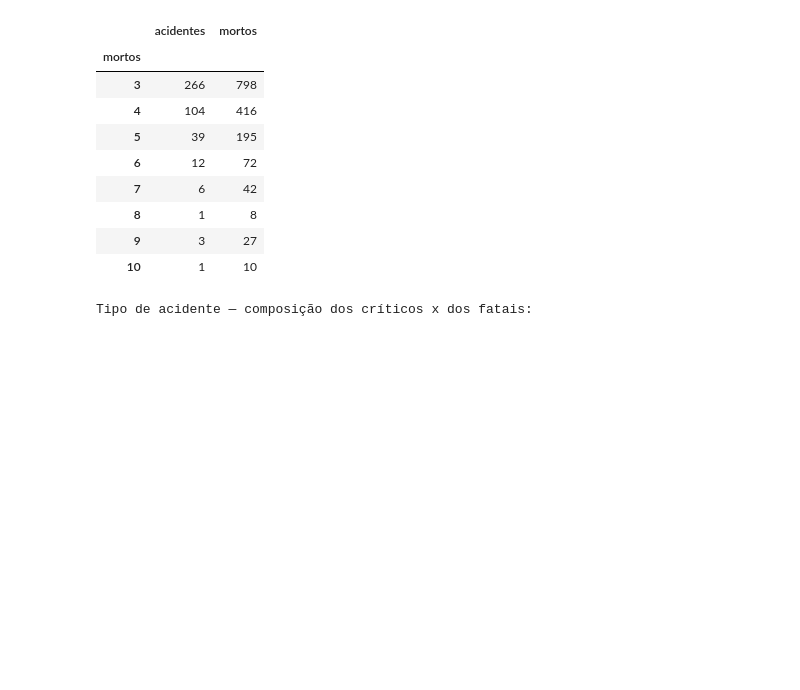
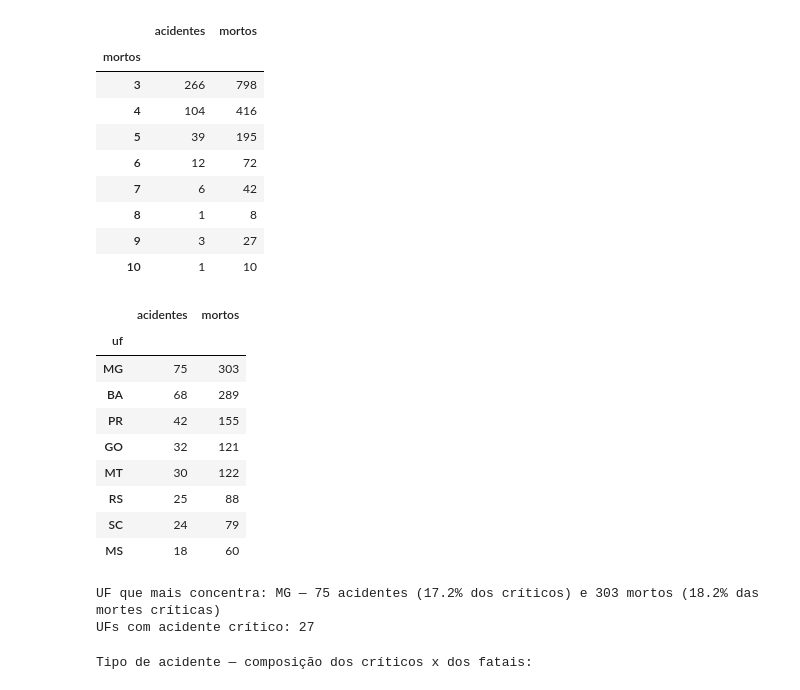
Before and after one commit to Matheus-Trajano/PRF-pandas-e-Plotly---2023-2025, a Jupyter notebook: notebooks/08_parte5_nivel4.ipynb, the cells around one changed output. Saved outputs shown, nothing was run; the diff lists cells and outputs as text; code cells hidden in the pictures; blank space fills up the shorter version.

```diff
--- a/notebooks/08_parte5_nivel4.ipynb
+++ b/notebooks/08_parte5_nivel4.ipynb
@@ -127,6 +127,37 @@ Distribuição dos acidentes críticos:
 | 8 | 1 | 8 |
 | 9 | 3 | 27 |
 | 10 | 1 | 10 |
+# %%
+# qual UF lidera os acidentes críticos
+q11_uf = criticos.groupby("uf").agg(
+    acidentes=("id", "size"),
+    mortos=("mortos", "sum"),
+).sort_values("acidentes", ascending=False)
+display(q11_uf.head(8))
+
+lidera = q11_uf.index[0]
+print(f"UF que mais concentra: {lidera} — "
+      f"{int(q11_uf['acidentes'].iloc[0])} acidentes "
+      f"({q11_uf['acidentes'].iloc[0] / len(criticos):.1%} dos críticos) e "
+      f"{int(q11_uf['mortos'].iloc[0])} mortos "
+      f"({q11_uf['mortos'].iloc[0] / criticos['mortos'].sum():.1%} das mortes críticas)")
+print(f"UFs com acidente crítico: {len(q11_uf)}")
+
+assert lidera == "MG", f"Esperava MG na liderança, veio {lidera}"
+assert q11_uf["acidentes"].iloc[0] >= q11_uf["acidentes"].iloc[1]
+# %% [output]
+|  | acidentes | mortos |
+| uf |  |  |
+| MG | 75 | 303 |
+| BA | 68 | 289 |
+| PR | 42 | 155 |
+| GO | 32 | 121 |
+| MT | 30 | 122 |
+| RS | 25 | 88 |
+| SC | 24 | 79 |
+| MS | 18 | 60 |
+UF que mais concentra: MG — 75 acidentes (17.2% dos críticos) e 303 mortos (18.2% das mortes críticas)
+UFs com acidente crítico: 27
 # %%
 def composicao(criticos_df: pd.DataFrame, fatais_df: pd.DataFrame,
                coluna: str) -> pd.DataFrame:
```
Also changed, not shown: parts of 7 cells of this notebook, 11 other files.
